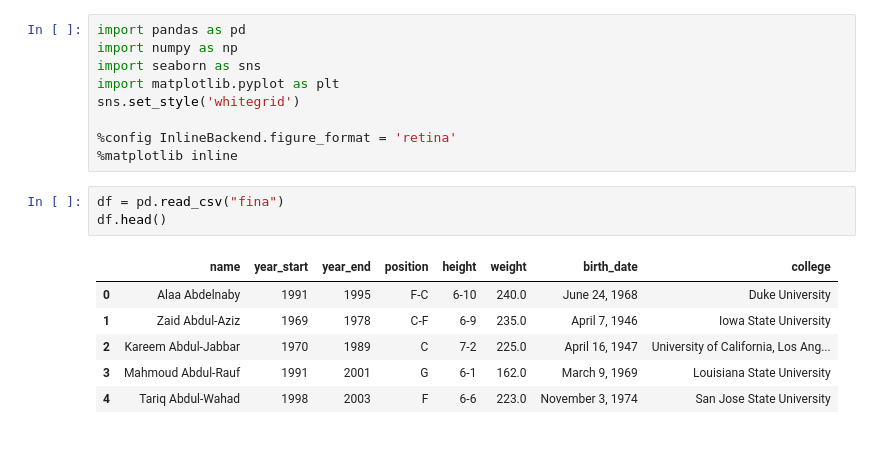
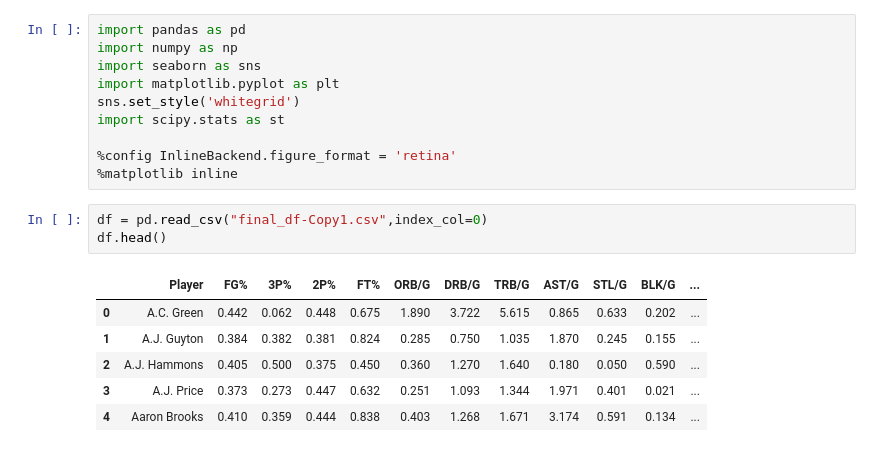
Before and after one commit to DanBaumann/NBA-Hypothesis-Tests, a Jupyter notebook: Sez/Untitled.ipynb, the cells around one changed output. Cells and saved outputs as stored; diff of their text form.

```diff
--- a/Sez/Untitled.ipynb
+++ b/Sez/Untitled.ipynb
@@ -4,16 +4,17 @@ import numpy as np
 import seaborn as sns
 import matplotlib.pyplot as plt
 sns.set_style('whitegrid')
+import scipy.stats as st
 
 %config InlineBackend.figure_format = 'retina'
 %matplotlib inline
 # %%
-df = pd.read_csv("fina")
+df = pd.read_csv("final_df-Copy1.csv",index_col=0)
 df.head()
 # %% [output]
-|  | name | year_start | year_end | position | height | weight | birth_date | college |
-| 0 | Alaa Abdelnaby | 1991 | 1995 | F-C | 6-10 | 240.0 | June 24, 1968 | Duke University |
-| 1 | Zaid Abdul-Aziz | 1969 | 1978 | C-F | 6-9 | 235.0 | April 7, 1946 | Iowa State University |
-| 2 | Kareem Abdul-Jabbar | 1970 | 1989 | C | 7-2 | 225.0 | April 16, 1947 | University of California, Los Ang... |
-| 3 | Mahmoud Abdul-Rauf | 1991 | 2001 | G | 6-1 | 162.0 | March 9, 1969 | Louisiana State University |
-| 4 | Tariq Abdul-Wahad | 1998 | 2003 | F | 6-6 | 223.0 | November 3, 1974 | San Jose State University |
+|  | Player | FG% | 3P% | 2P% | FT% | ORB/G | DRB/G | TRB/G | AST/G | STL/G | BLK/G | ... |
+| 0 | A.C. Green | 0.442 | 0.062 | 0.448 | 0.675 | 1.890 | 3.722 | 5.615 | 0.865 | 0.633 | 0.202 | ... |
+| 1 | A.J. Guyton | 0.384 | 0.382 | 0.381 | 0.824 | 0.285 | 0.750 | 1.035 | 1.870 | 0.245 | 0.155 | ... |
+| 2 | A.J. Hammons | 0.405 | 0.500 | 0.375 | 0.450 | 0.360 | 1.270 | 1.640 | 0.180 | 0.050 | 0.590 | ... |
+| 3 | A.J. Price | 0.373 | 0.273 | 0.447 | 0.632 | 0.251 | 1.093 | 1.344 | 1.971 | 0.401 | 0.021 | ... |
+| 4 | Aaron Brooks | 0.410 | 0.359 | 0.444 | 0.838 | 0.403 | 1.268 | 1.671 | 3.174 | 0.591 | 0.134 | ... |
```
Also changed, not shown: parts of 34 cells of this notebook, 1 other file.
